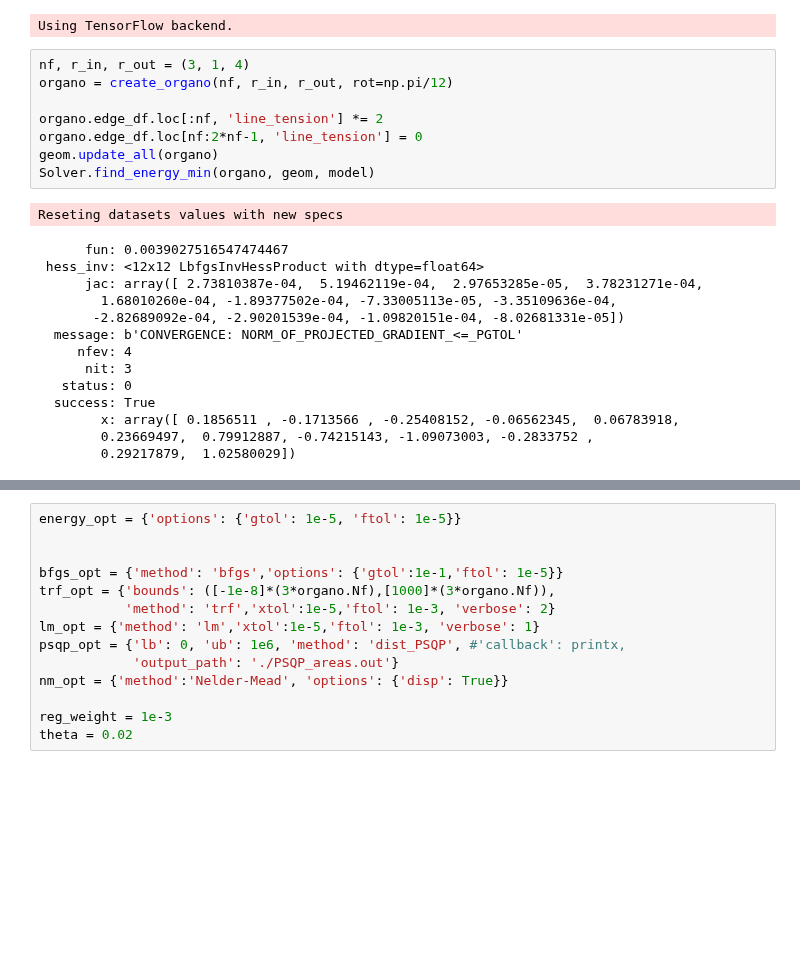
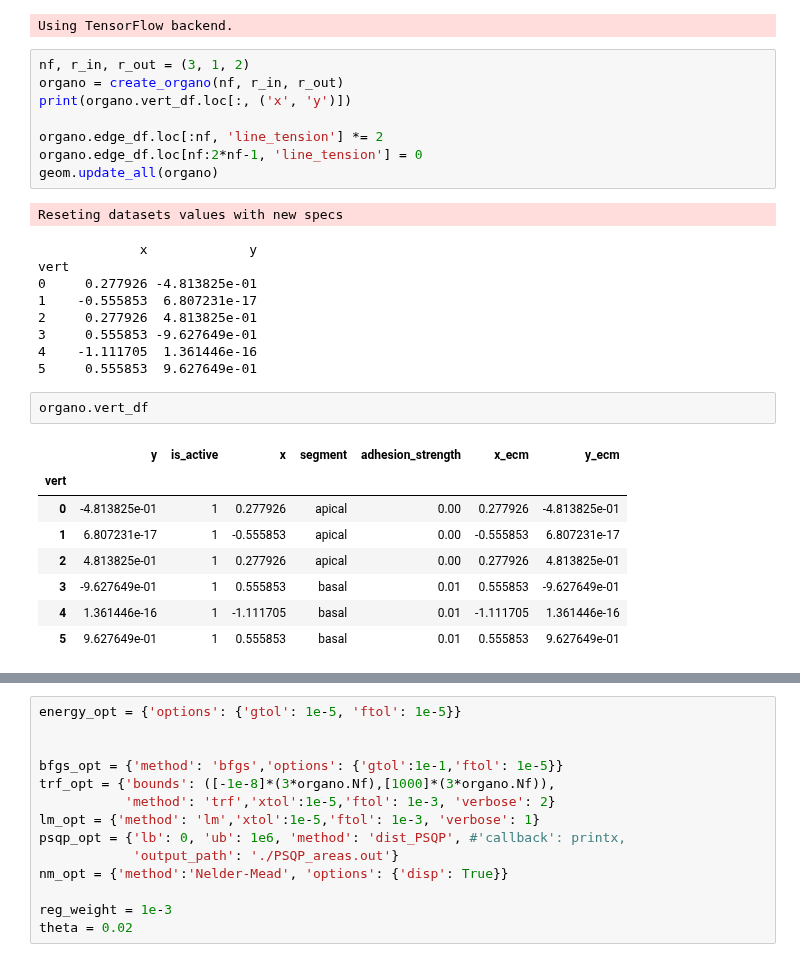
Before and after one commit to felixquinton/tyssue-taylor, a Jupyter notebook: notebooks/reunions/reu_30_01_hom_areas.ipynb, the cells around one changed output, grey strips where cells are left out. Saved outputs shown, nothing was run; the diff lists cells and outputs as text; blank space fills up the shorter version.

```diff
--- a/notebooks/reunions/reu_30_01_hom_areas.ipynb
+++ b/notebooks/reunions/reu_30_01_hom_areas.ipynb
@@ -28,25 +28,31 @@ from tyssue_taylor.models.display import (create_organo, print_tensions, renderi
 Error: IPOPT shared library failed to import
 Using TensorFlow backend.
 # %%
-nf, r_in, r_out = (3, 1, 4)
-organo = create_organo(nf, r_in, r_out, rot=np.pi/12)
+nf, r_in, r_out = (3, 1, 2)
+organo = create_organo(nf, r_in, r_out)
+print(organo.vert_df.loc[:, ('x', 'y')])
 
 organo.edge_df.loc[:nf, 'line_tension'] *= 2
 organo.edge_df.loc[nf:2*nf-1, 'line_tension'] = 0
 geom.update_all(organo)
-Solver.find_energy_min(organo, geom, model)
 # %% [output]
 Reseting datasets values with new specs
-      fun: 0.0039027516547474467
- hess_inv: <12x12 LbfgsInvHessProduct with dtype=float64>
-      jac: array([ 2.73810387e-04,  5.19462119e-04,  2.97653285e-05,  3.78231271e-04,
-        1.68010260e-04, -1.89377502e-04, -7.33005113e-05, -3.35109636e-04,
-       -2.82689092e-04, -2.90201539e-04, -1.09820151e-04, -8.02681331e-05])
-  message: b'CONVERGENCE: NORM_OF_PROJECTED_GRADIENT_<=_PGTOL'
-     nfev: 4
-      nit: 3
-   status: 0
-  success: True
-        x: array([ 0.1856511 , -0.1713566 , -0.25408152, -0.06562345,  0.06783918,
-        0.23669497,  0.79912887, -0.74215143, -1.09073003, -0.2833752 ,
-        0.29217879,  1.02580029])
+             x             y
+vert
+0     0.277926 -4.813825e-01
+1    -0.555853  6.807231e-17
+2     0.277926  4.813825e-01
+3     0.555853 -9.627649e-01
+4    -1.111705  1.361446e-16
+5     0.555853  9.627649e-01
+# %%
+organo.vert_df
+# %% [output]
+|  | y | is_active | x | segment | adhesion_strength | x_ecm | y_ecm |
+| vert |  |  |  |  |  |  |  |
+| 0 | -4.813825e-01 | 1 | 0.277926 | apical | 0.00 | 0.277926 | -4.813825e-01 |
+| 1 | 6.807231e-17 | 1 | -0.555853 | apical | 0.00 | -0.555853 | 6.807231e-17 |
+| 2 | 4.813825e-01 | 1 | 0.277926 | apical | 0.00 | 0.277926 | 4.813825e-01 |
+| 3 | -9.627649e-01 | 1 | 0.555853 | basal | 0.01 | 0.555853 | -9.627649e-01 |
+| 4 | 1.361446e-16 | 1 | -1.111705 | basal | 0.01 | -1.111705 | 1.361446e-16 |
+| 5 | 9.627649e-01 | 1 | 0.555853 | basal | 0.01 | 0.555853 | 9.627649e-01 |
```
Also changed, not shown: parts of 7 cells of this notebook, 6 other files.
